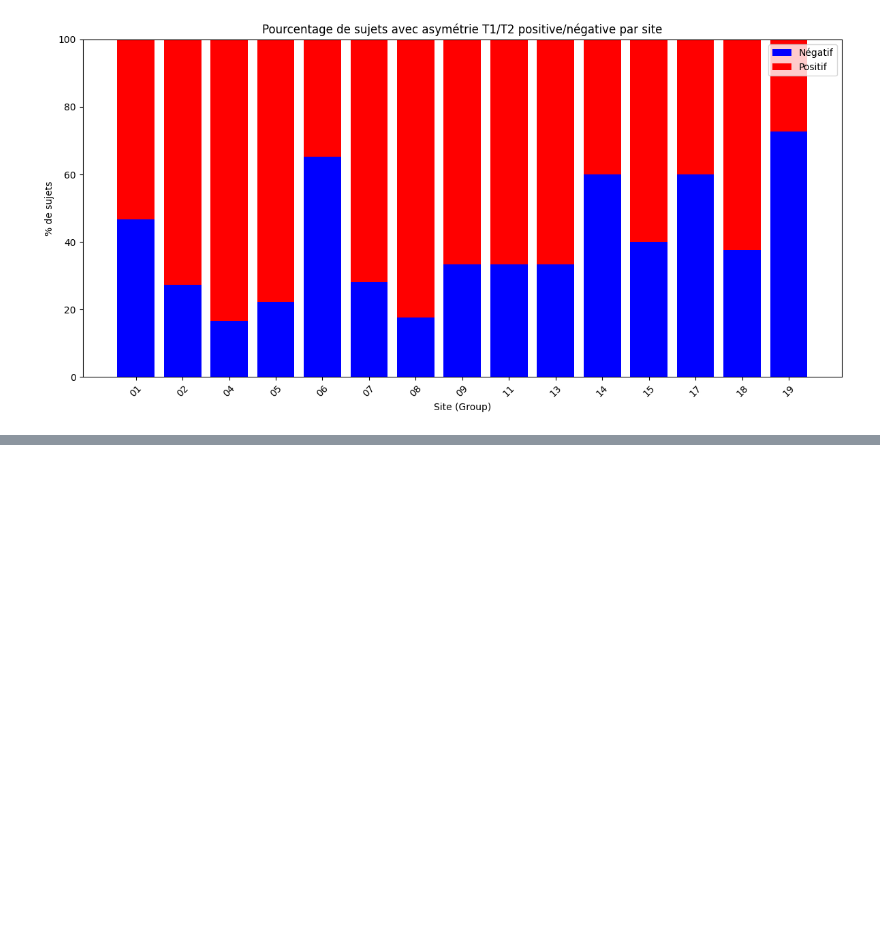
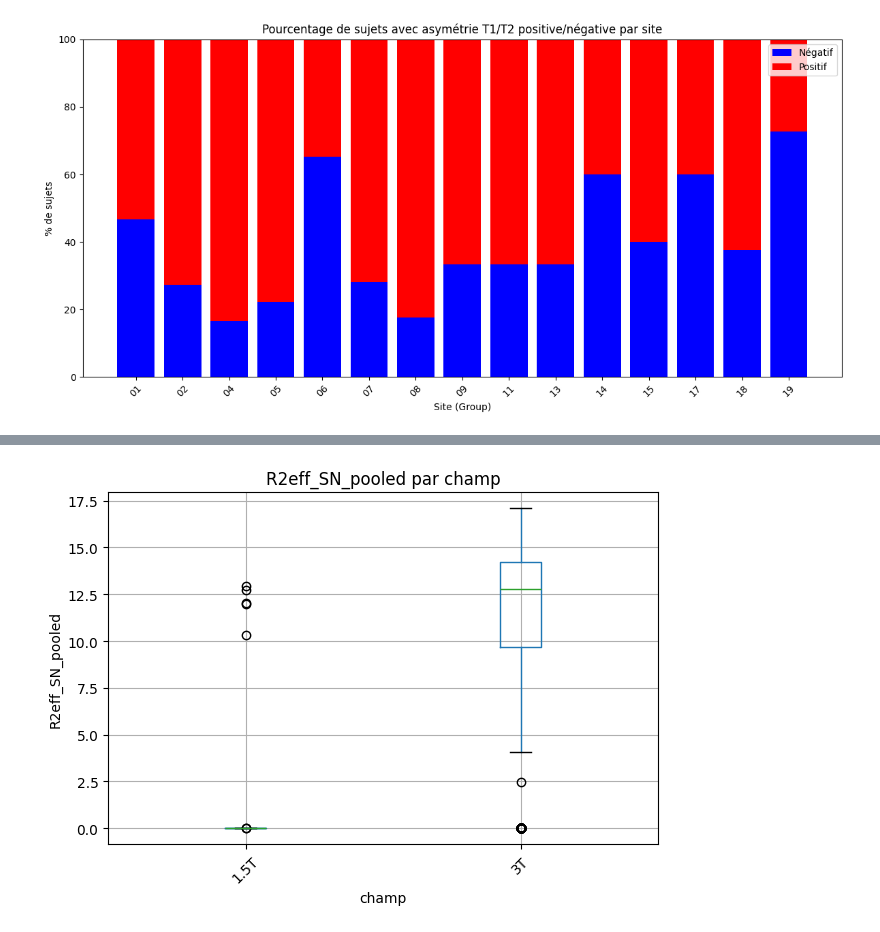
Before and after one commit to RomainViardLille/LiiFE, a Jupyter notebook: Predistim_Aviv_T1overT2asymetry .ipynb, the cells around one changed output, grey strips where cells are left out. Cells and saved outputs as stored; diff of their text form; code cells hidden in the pictures; blank space fills up the shorter version.

```diff
--- a/Predistim_Aviv_T1overT2asymetry .ipynb
+++ b/Predistim_Aviv_T1overT2asymetry .ipynb
@@ -887,0 +1073,15 @@ PDF sauvegardé sous le nom : /NAS/deathrow/protocoles/predistim/20250707-120649
+# %%
+import os
+
+# Lire le fichier SN r2 effective
+
+sn_file = "/NAS/deathrow/protocoles/predistim/csv_xlsx/Predistim_SNr2effective_values.csv"
+if not os.path.exists(sn_file):
+    raise FileNotFoundError(f"{sn_file} introuvable")
+
+df_sn = pd.read_csv(sn_file, low_memory=False, delimiter="\t")
+print(f"Loaded {df_sn.shape[0]} rows x {df_sn.shape[1]} cols")
+df_sn = df_sn.set_index("patient", drop=True)
+
+print(df_sn.columns.tolist())
+display(df_sn.head())
@@ -887,0 +1098,66 @@ PDF sauvegardé sous le nom : /NAS/deathrow/protocoles/predistim/20250707-120649
+# %%
+# Pool R2eff_SN left+right then repeat stats/boxplot by constructeur
+# Uses existing df_sn, df_pred, plt
+
+# copy and detect left/right R2 columns
+sn = df_sn.copy()
+
+left_cols = [c for c in sn.columns if 'r2' in c.lower() and 'left' in c.lower()]
+right_cols = [c for c in sn.columns if 'r2' in c.lower() and ('right' in c.lower() or 'rght' in c.lower())]
+
+# fallback: look for typical suffixes if previous search fails
+if not left_cols or not right_cols:
+    for c in sn.columns:
+        lc = c.lower()
+        if 'r2' in lc and lc.endswith('_left'):
+            left_cols = [c]
+        if 'r2' in lc and lc.endswith('_right'):
+            right_cols = [c]
+
+# if still missing, try any r2-like columns and assign first two as left/right
+r2_like = [c for c in sn.columns if 'r2' in c.lower() or 'r2eff' in c.lower()]
+if not left_cols and r2_like:
+    left_cols = [r2_like[0]]
+if not right_cols and len(r2_like) > 1:
+    right_cols = [r2_like[1]]
+
+if not (left_cols or right_cols):
+    raise KeyError(f"Aucune colonne R2 détectée dans df_sn. Colonnes: {sn.columns.tolist()}")
+
+# coerce to numeric
+for c in (left_cols + right_cols):
+    if c in sn.columns:
+        sn[c] = pd.to_numeric(sn[c], errors='coerce')
+
+# create pooled R2 (mean of available sides)
+cols_to_pool = [c for c in left_cols + right_cols if c in sn.columns]
+sn['R2eff_SN_pooled'] = sn[cols_to_pool].mean(axis=1, skipna=True)
+
+# join with df_pred
+df_join = sn[['R2eff_SN_pooled']].join(df_pred, how='inner')
+
+# identify constructor column
+#ctor_candidates = [c for c in df_join.columns if 'constructeur' in c.lower() or 'modèle' in c.lower() or 'manufacturer' in c.lower() or 'vendor' in c.lower()]
+ctor_candidates=['champ']
+if not ctor_candidates:
+    raise KeyError(f"Aucune colonne constructeur trouvée dans df_join. Colonnes: {df_join.columns.tolist()}")
+ctor_col = ctor_candidates[0]
+
+# prepare plot dataframe
+df_join['R2eff_SN_pooled'] = pd.to_numeric(df_join['R2eff_SN_pooled'], errors='coerce')
+df_plot = df_join[[ 'R2eff_SN_pooled', ctor_col]].dropna()
+
+# stats by constructeur
+group_stats = df_plot.groupby(ctor_col)['R2eff_SN_pooled'].agg(['count','mean','median','std']).sort_values('mean', ascending=False)
+print("Stats R2eff_SN_pooled par constructeur :")
+print(group_stats)
+
+# boxplot
+plt.figure(figsize=(10,6))
+df_plot.boxplot(column='R2eff_SN_pooled', by=ctor_col, rot=45)
+plt.title("R2eff_SN_pooled par " + ctor_col)
+plt.suptitle("")
+plt.ylabel("R2eff_SN_pooled")
+plt.tight_layout()
+plt.show()
+# %% [output]
@@ -887,0 +1170 @@ PDF sauvegardé sous le nom : /NAS/deathrow/protocoles/predistim/20250707-120649
+[figure, added]
```
Also changed, not shown: parts of 25 cells of this notebook.
